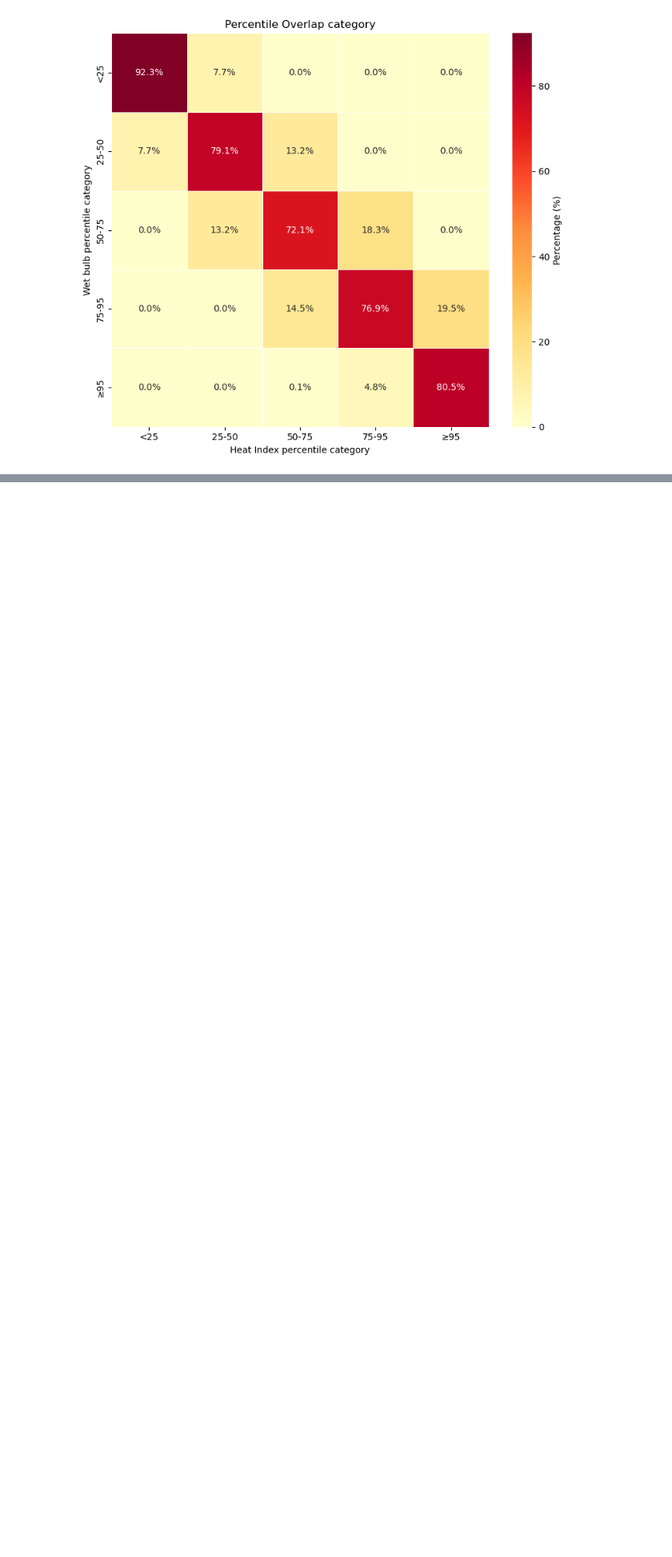
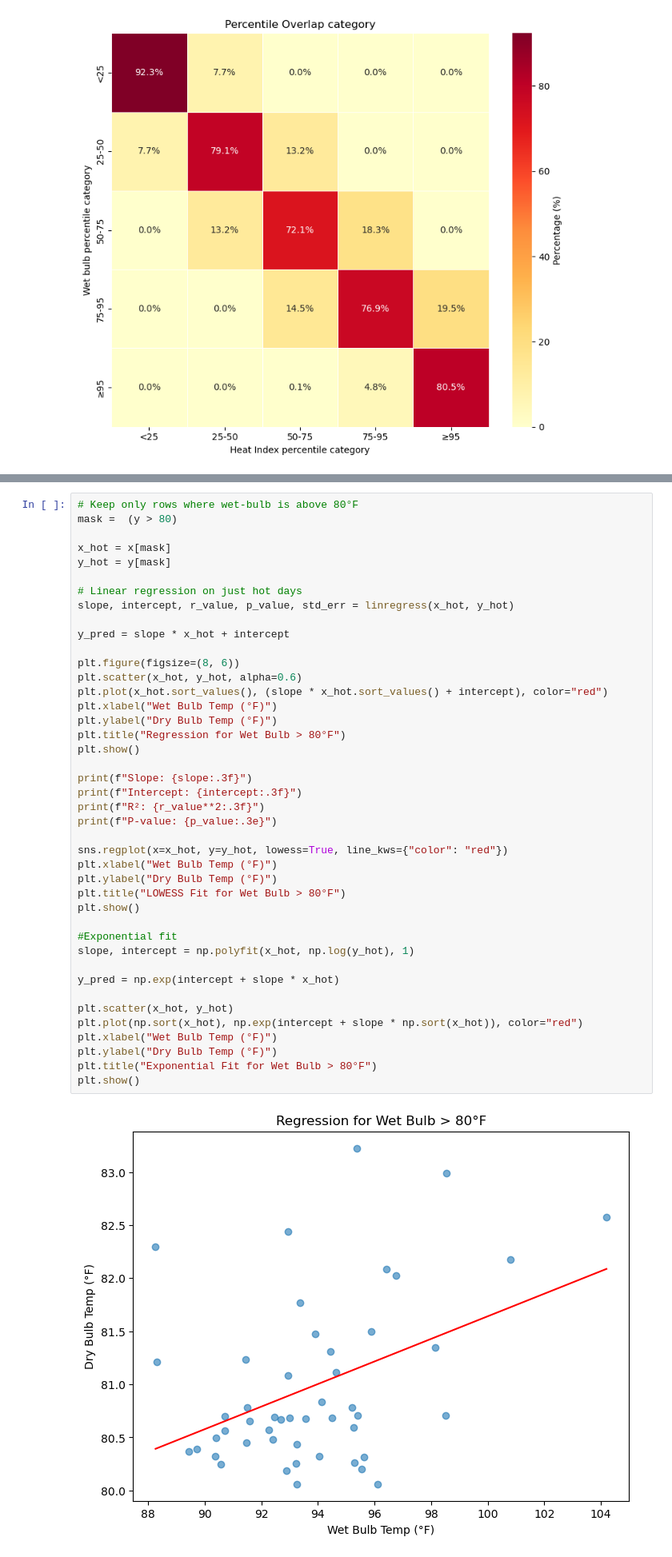
Before and after one commit to stephasharo17/Heat-Island-SOMS, a Jupyter notebook: Temp_WetBulb_Comparison.ipynb, the cells around one changed output, grey strips where cells are left out. Shown at 80% size. Drawn from its saved outputs; the diff is of its cells as text; blank space fills up the shorter version.

Commit message:
Added Lowess fit calculations and looked at extreme temperature correlations

```diff
--- a/Temp_WetBulb_Comparison.ipynb
+++ b/Temp_WetBulb_Comparison.ipynb
@@ -746,0 +760,44 @@ P-value: 9.854e-13
+# %%
+# Keep only rows where wet-bulb is above 80°F
+mask =  (y > 80)
+
+x_hot = x[mask]
+y_hot = y[mask]
+
+# Linear regression on just hot days
+slope, intercept, r_value, p_value, std_err = linregress(x_hot, y_hot)
+
+y_pred = slope * x_hot + intercept
+
+plt.figure(figsize=(8, 6))
+plt.scatter(x_hot, y_hot, alpha=0.6)
+plt.plot(x_hot.sort_values(), (slope * x_hot.sort_values() + intercept), color="red")
+plt.xlabel("Wet Bulb Temp (°F)")
+plt.ylabel("Dry Bulb Temp (°F)")
+plt.title("Regression for Wet Bulb > 80°F")
+plt.show()
+
+print(f"Slope: {slope:.3f}")
+print(f"Intercept: {intercept:.3f}")
+print(f"R²: {r_value**2:.3f}")
+print(f"P-value: {p_value:.3e}")
+
+sns.regplot(x=x_hot, y=y_hot, lowess=True, line_kws={"color": "red"})
+plt.xlabel("Wet Bulb Temp (°F)")
+plt.ylabel("Dry Bulb Temp (°F)")
+plt.title("LOWESS Fit for Wet Bulb > 80°F")
+plt.show()
+
+#Exponential fit
+slope, intercept = np.polyfit(x_hot, np.log(y_hot), 1)
+
+y_pred = np.exp(intercept + slope * x_hot)
+
+plt.scatter(x_hot, y_hot)
+plt.plot(np.sort(x_hot), np.exp(intercept + slope * np.sort(x_hot)), color="red")
+plt.xlabel("Wet Bulb Temp (°F)")
+plt.ylabel("Dry Bulb Temp (°F)")
+plt.title("Exponential Fit for Wet Bulb > 80°F")
+plt.show()
+# %% [output]
+[figure, added]
```
Also changed, not shown: parts of 3 cells of this notebook.
